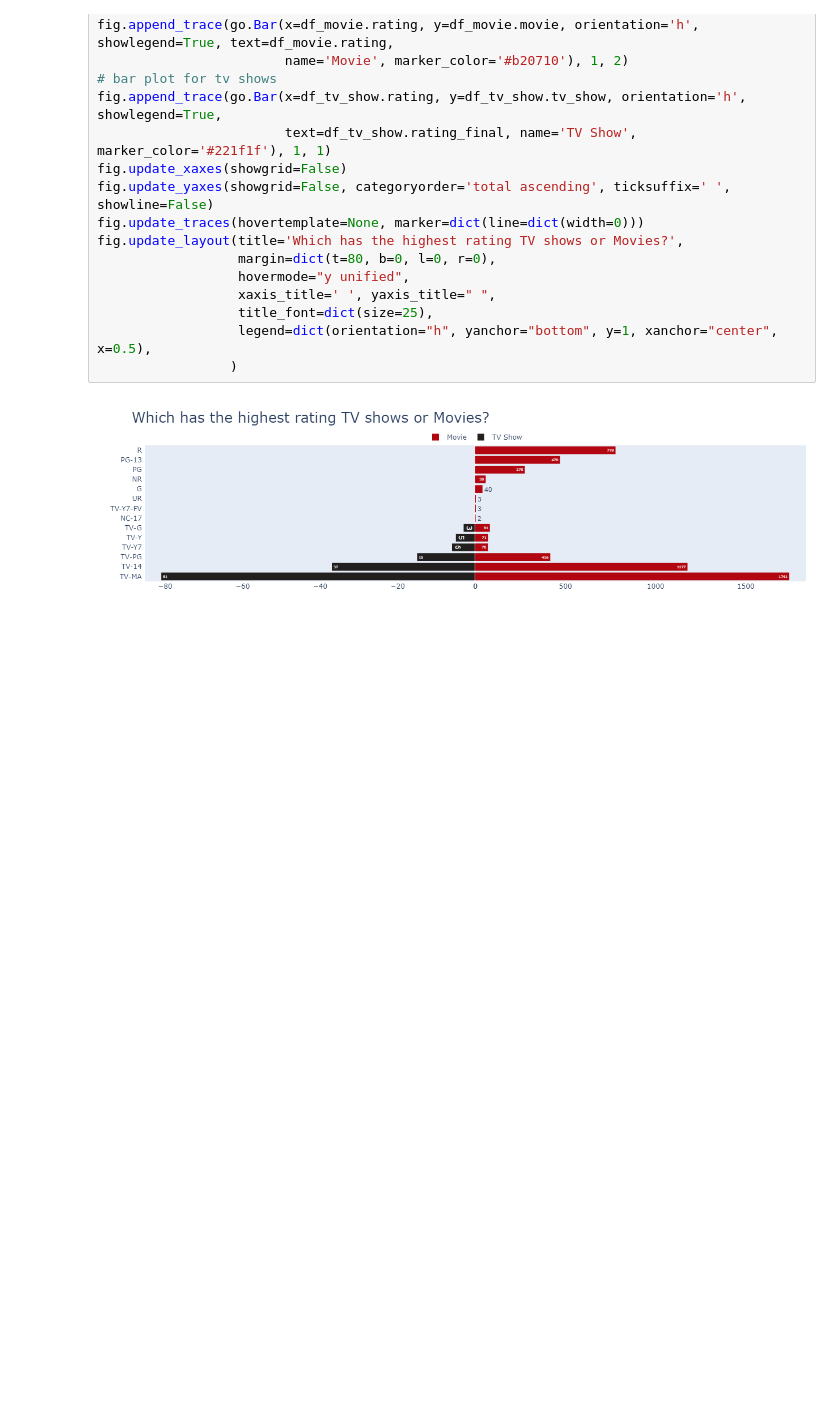
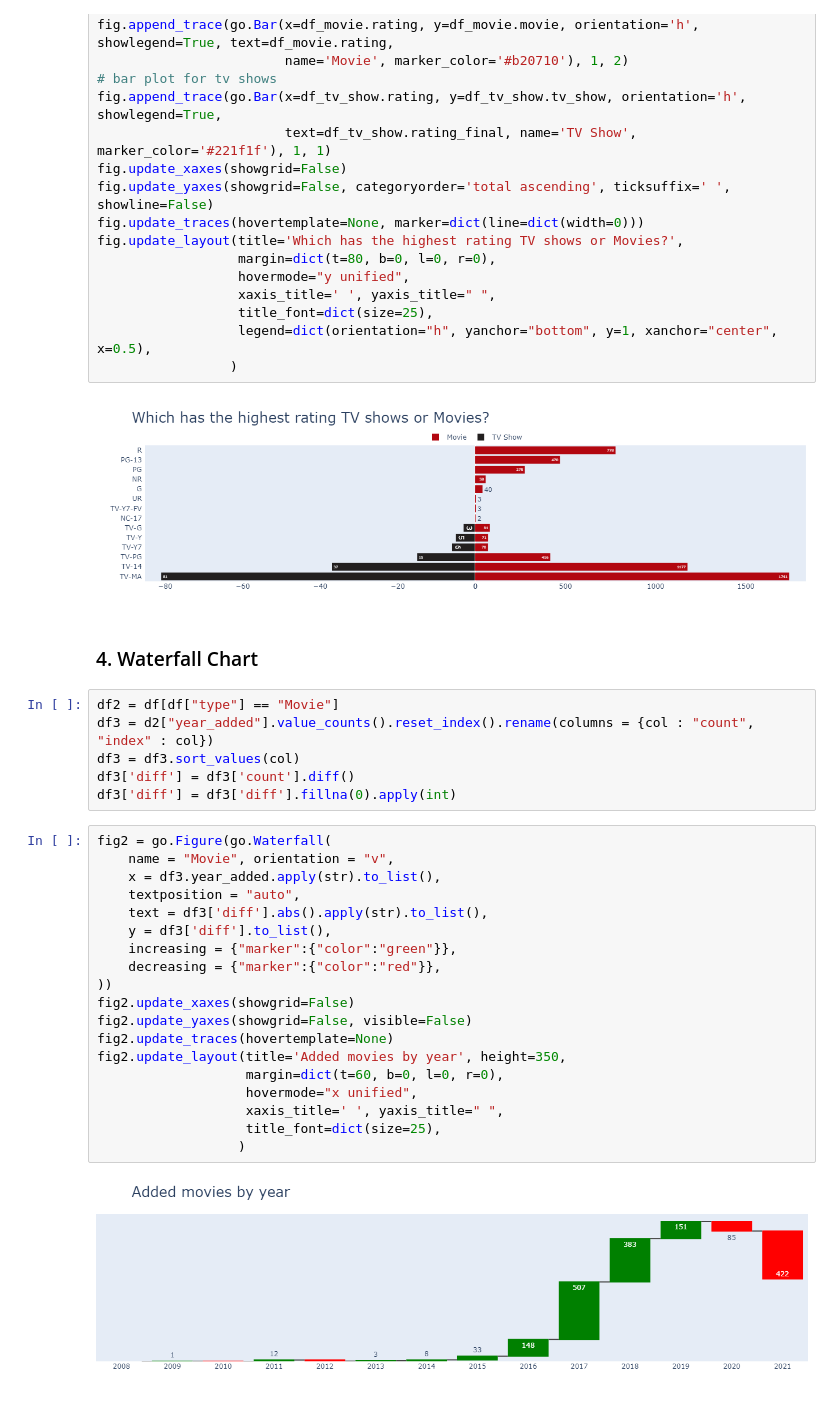
Before and after one commit to sotula/visualization, a Jupyter notebook: plotly.ipynb, the cells around one changed output. Drawn from its saved outputs; the diff is of its cells as text; blank space fills up the shorter version.

Commit message:
add waterfall

```diff
--- a/plotly.ipynb
+++ b/plotly.ipynb
@@ -219,3 +224,32 @@ fig.update_layout(title='Which has the highest rating TV shows or Movies?',
                  )
 # %% [output]
 [figure]
+# %% [markdown]
+### 4. Waterfall Chart
+# %%
+df2 = df[df["type"] == "Movie"]
+df3 = d2["year_added"].value_counts().reset_index().rename(columns = {col : "count", "index" : col})
+df3 = df3.sort_values(col)
+df3['diff'] = df3['count'].diff()
+df3['diff'] = df3['diff'].fillna(0).apply(int)
+# %%
+fig2 = go.Figure(go.Waterfall(
+    name = "Movie", orientation = "v",
+    x = df3.year_added.apply(str).to_list(),
+    textposition = "auto",
+    text = df3['diff'].abs().apply(str).to_list(),
+    y = df3['diff'].to_list(),
+    increasing = {"marker":{"color":"green"}},
+    decreasing = {"marker":{"color":"red"}},
+))
+fig2.update_xaxes(showgrid=False)
+fig2.update_yaxes(showgrid=False, visible=False)
+fig2.update_traces(hovertemplate=None)
+fig2.update_layout(title='Added movies by year', height=350,
+                   margin=dict(t=60, b=0, l=0, r=0),
+                   hovermode="x unified",
+                   xaxis_title=' ', yaxis_title=" ",
+                   title_font=dict(size=25),
+                  )
+# %% [output]
+[figure, added]
```
Also changed, not shown: parts of 1 cell of this notebook.
